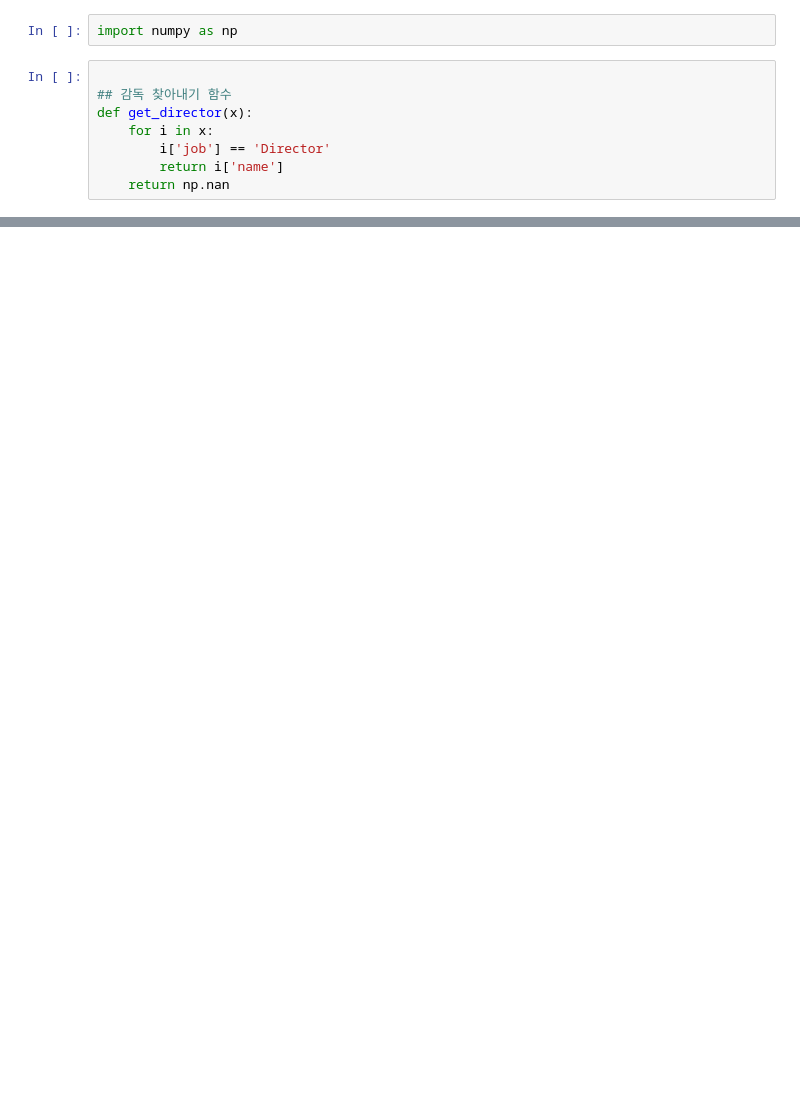
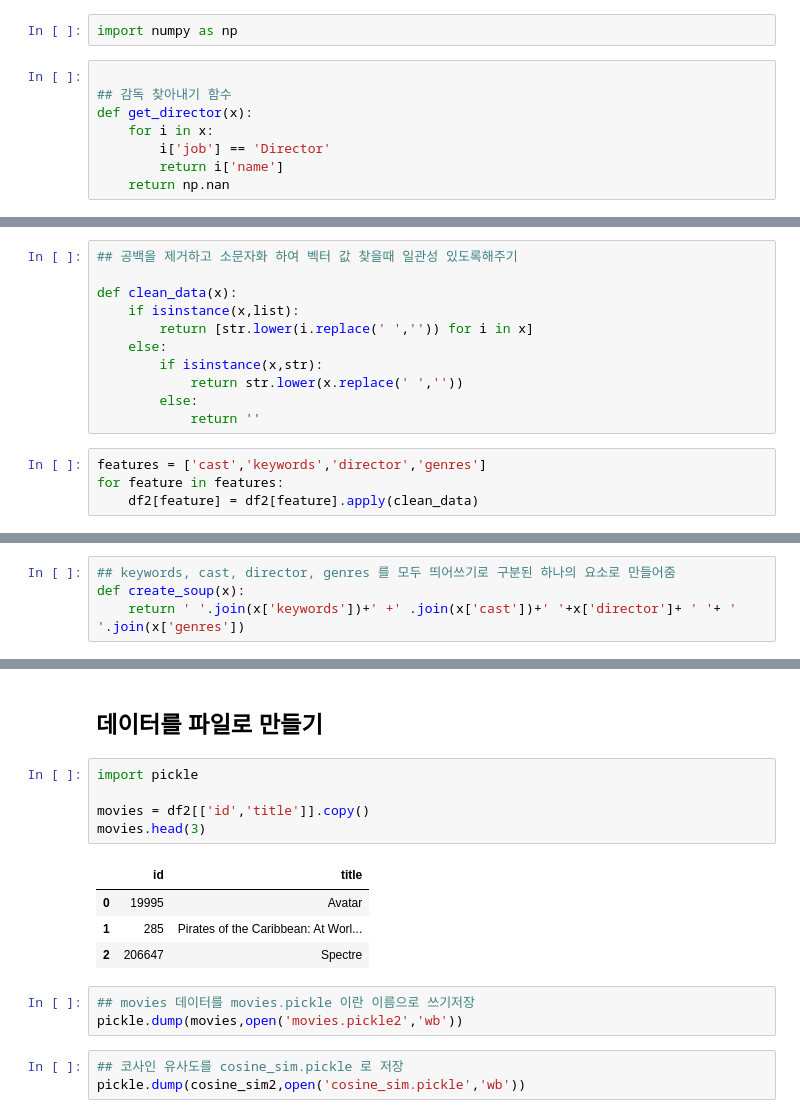
Before and after one commit to journey-ji/MovieAdvisor, a Jupyter notebook: exp/Contents-based-Filtering.ipynb, the cells around one changed output, grey strips where cells are left out. Saved outputs shown, nothing was run; the diff lists cells and outputs as text; blank space fills up the shorter version.

```diff
--- a/exp/Contents-based-Filtering.ipynb
+++ b/exp/Contents-based-Filtering.ipynb
@@ -294,0 +339,15 @@ Name: director, Length: 4803, dtype: object
+# %%
+## 공백을 제거하고 소문자화 하여 벡터 값 찾을때 일관성 있도록해주기
+
+def clean_data(x):
+    if isinstance(x,list):
+        return [str.lower(i.replace(' ','')) for i in x]
+    else:
+        if isinstance(x,str):
+            return str.lower(x.replace(' ',''))
+        else:
+            return ''
+# %%
+features = ['cast','keywords','director','genres']
+for feature in features:
+    df2[feature] = df2[feature].apply(clean_data)
@@ -294,0 +361,4 @@ Name: director, Length: 4803, dtype: object
+# %%
+## keywords, cast, director, genres 를 모두 띄어쓰기로 구분된 하나의 요소로 만들어줌
+def create_soup(x):
+    return ' '.join(x['keywords'])+' +' .join(x['cast'])+' '+x['director']+ ' '+ ' '.join(x['genres'])
@@ -294,0 +439,18 @@ Name: director, Length: 4803, dtype: object
+# %% [markdown]
+## 데이터를 파일로 만들기
+# %%
+import pickle
+
+movies = df2[['id','title']].copy()
+movies.head(3)
+# %% [output]
+|  | id | title |
+| 0 | 19995 | Avatar |
+| 1 | 285 | Pirates of the Caribbean: At Worl... |
+| 2 | 206647 | Spectre |
+# %%
+## movies 데이터를 movies.pickle 이란 이름으로 쓰기저장
+pickle.dump(movies,open('movies.pickle2','wb'))
+# %%
+## 코사인 유사도를 cosine_sim.pickle 로 저장
+pickle.dump(cosine_sim2,open('cosine_sim.pickle','wb'))
```
Also changed, not shown: parts of 23 cells of this notebook.
